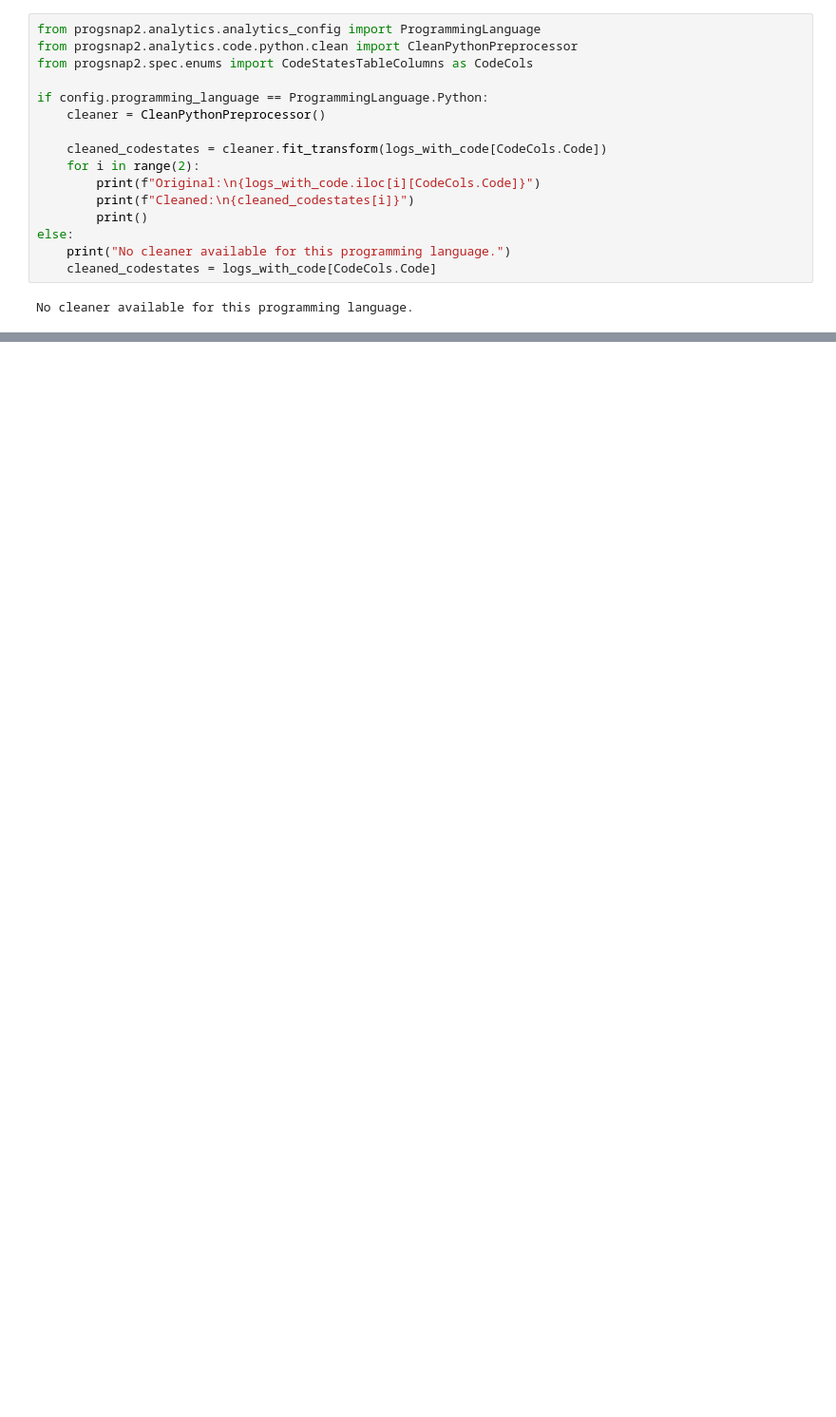
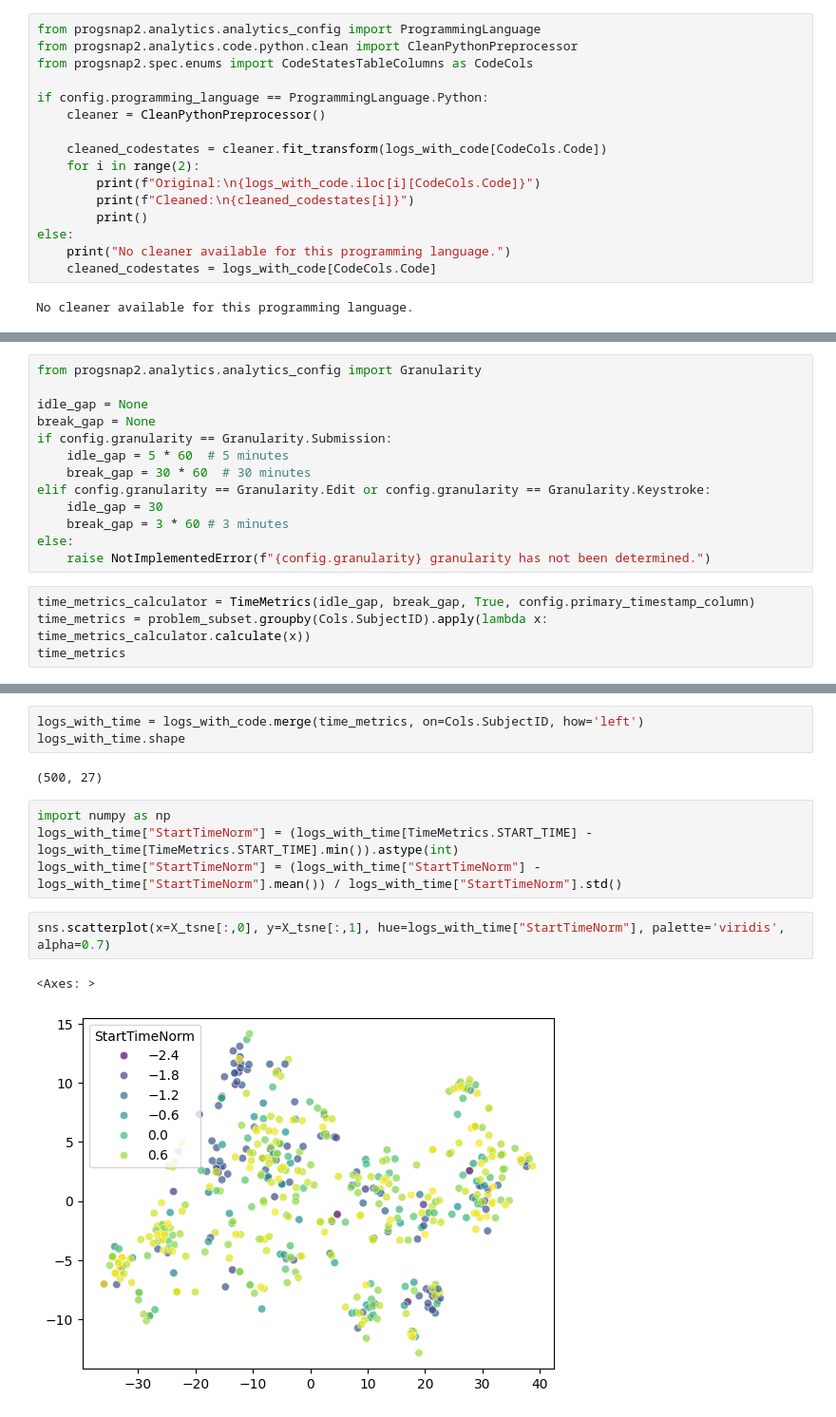
Before and after one commit to CSSPLICE/ProgSnapToolkit, a Jupyter notebook: src/progsnap2/examples/clustering.ipynb, the cells around one changed output, grey strips where cells are left out. Shown at 95% size. Cells and saved outputs as stored; diff of their text form; blank space fills up the shorter version.

```diff
--- a/src/progsnap2/examples/clustering.ipynb
+++ b/src/progsnap2/examples/clustering.ipynb
@@ -132,0 +196,17 @@ sns.scatterplot(x=X_tsne[:,0], y=X_tsne[:,1], hue=logs_with_code[Cols.Score], pa
+# %%
+from progsnap2.analytics.analytics_config import Granularity
+
+idle_gap = None
+break_gap = None
+if config.granularity == Granularity.Submission:
+    idle_gap = 5 * 60  # 5 minutes
+    break_gap = 30 * 60  # 30 minutes
+elif config.granularity == Granularity.Edit or config.granularity == Granularity.Keystroke:
+    idle_gap = 30
+    break_gap = 3 * 60 # 3 minutes
+else:
+    raise NotImplementedError(f"{config.granularity} granularity has not been determined.")
+# %%
+time_metrics_calculator = TimeMetrics(idle_gap, break_gap, True, config.primary_timestamp_column)
+time_metrics = problem_subset.groupby(Cols.SubjectID).apply(lambda x: time_metrics_calculator.calculate(x))
+time_metrics
@@ -132,0 +228,14 @@ sns.scatterplot(x=X_tsne[:,0], y=X_tsne[:,1], hue=logs_with_code[Cols.Score], pa
+# %%
+logs_with_time = logs_with_code.merge(time_metrics, on=Cols.SubjectID, how='left')
+logs_with_time.shape
+# %% [output]
+(500, 27)
+# %%
+import numpy as np
+logs_with_time["StartTimeNorm"] = (logs_with_time[TimeMetrics.START_TIME] - logs_with_time[TimeMetrics.START_TIME].min()).astype(int)
+logs_with_time["StartTimeNorm"] = (logs_with_time["StartTimeNorm"] - logs_with_time["StartTimeNorm"].mean()) / logs_with_time["StartTimeNorm"].std()
+# %%
+sns.scatterplot(x=X_tsne[:,0], y=X_tsne[:,1], hue=logs_with_time["StartTimeNorm"], palette='viridis', alpha=0.7)
+# %% [output]
+<Axes: >
+[figure, added]
```
Also changed, not shown: parts of 23 cells of this notebook.
